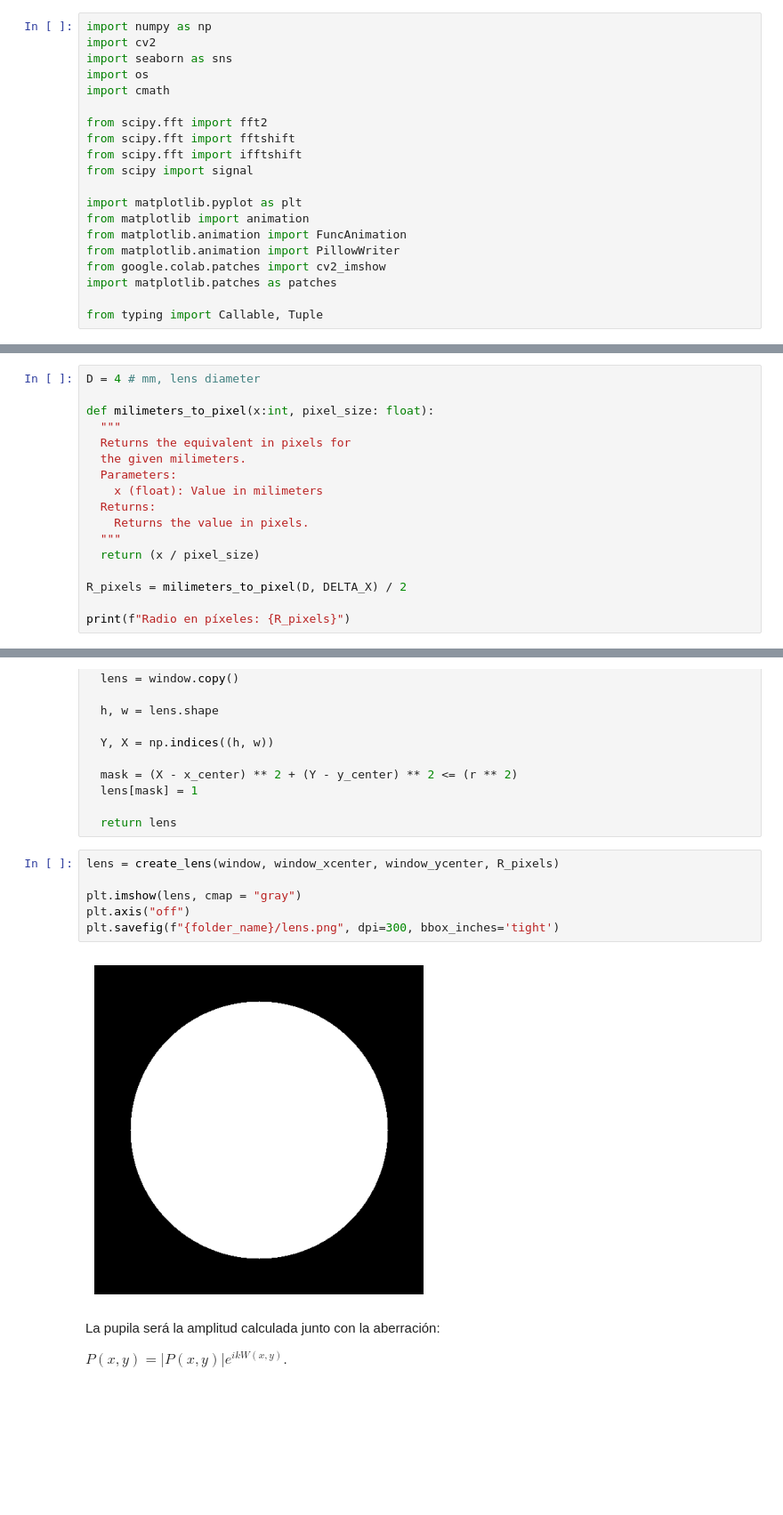
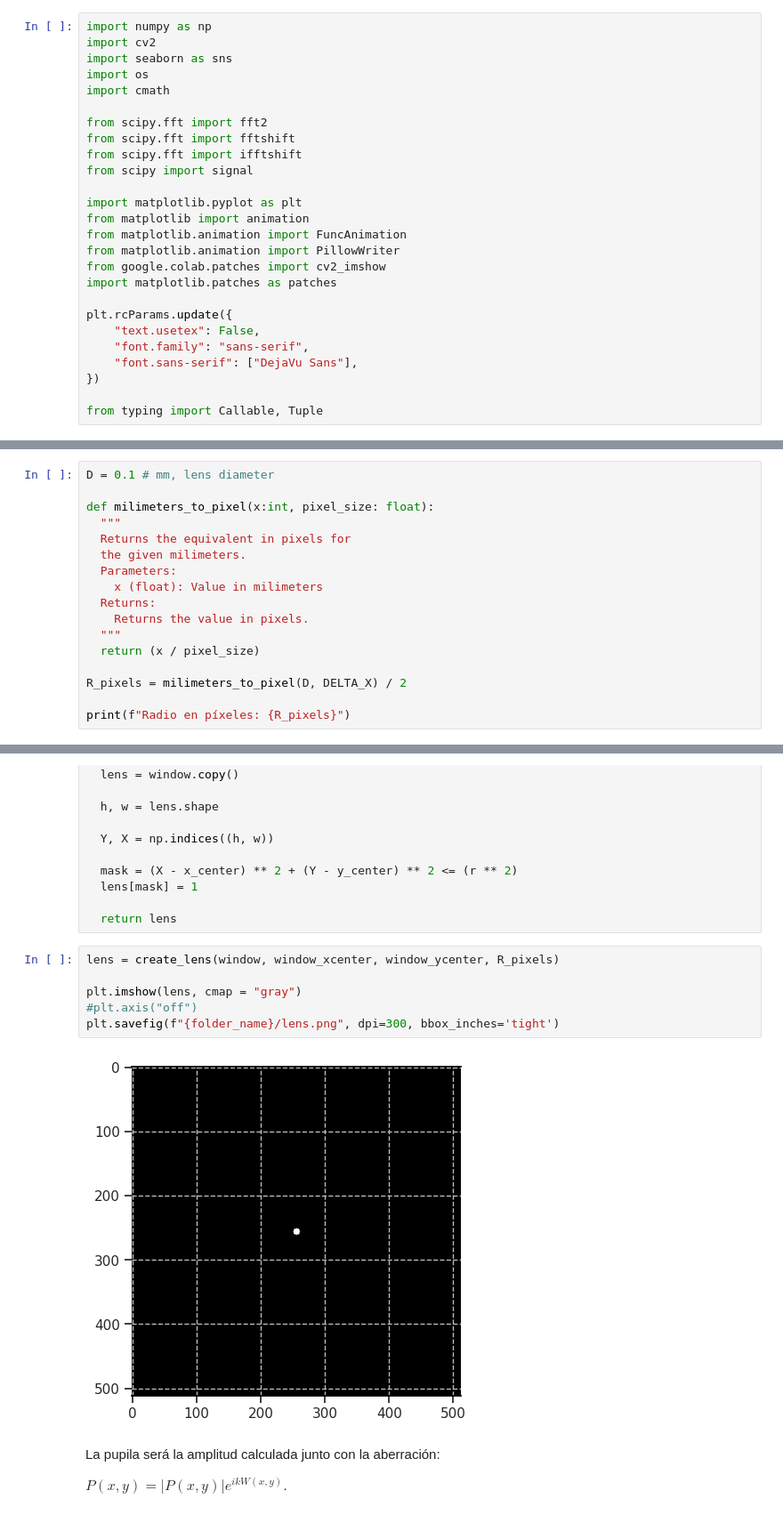
Before and after one commit to Miguel-Perdomo/fourier-optics, a Jupyter notebook: talleres/Taller02/taller02.ipynb, the cells around one changed output, grey strips where cells are left out. Shown at 89% size. Cells and saved outputs as stored; diff of their text form; blank space fills up the shorter version.

```diff
--- a/talleres/Taller02/taller02.ipynb
+++ b/talleres/Taller02/taller02.ipynb
@@ -21,6 +21,12 @@ from matplotlib.animation import PillowWriter
 from google.colab.patches import cv2_imshow
 import matplotlib.patches as patches
 
+plt.rcParams.update({
+    "text.usetex": False,
+    "font.family": "sans-serif",
+    "font.sans-serif": ["DejaVu Sans"],
+})
+
 from typing import Callable, Tuple
 # %%
 # Estilo por defecto para notebooks
@@ -131,7 +137,7 @@ Así, está puede representarse por una matriz con unos en donde esté la lente,
 # %% [markdown]
 El diámetro de la lente debe convertirse a la escala en píxeles.
 # %%
-D = 4 # mm, lens diameter
+D = 0.1 # mm, lens diameter
 
 def milimeters_to_pixel(x:int, pixel_size: float):
   """
@@ -178,11 +184,11 @@ def create_lens(window: np.ndarray, x_center:int, y_center:int, r: int) -> np.nd
 # %%
 lens = create_lens(window, window_xcenter, window_ycenter, R_pixels)
 
 plt.imshow(lens, cmap = "gray")
-plt.axis("off")
+#plt.axis("off")
 plt.savefig(f"{folder_name}/lens.png", dpi=300, bbox_inches='tight')
 # %% [output]
-[figure, old version]
+[figure, new version]
 # %% [markdown]
 La pupila será la amplitud calculada junto con la aberración:
 
```
Also changed, not shown: parts of 15 cells of this notebook.
